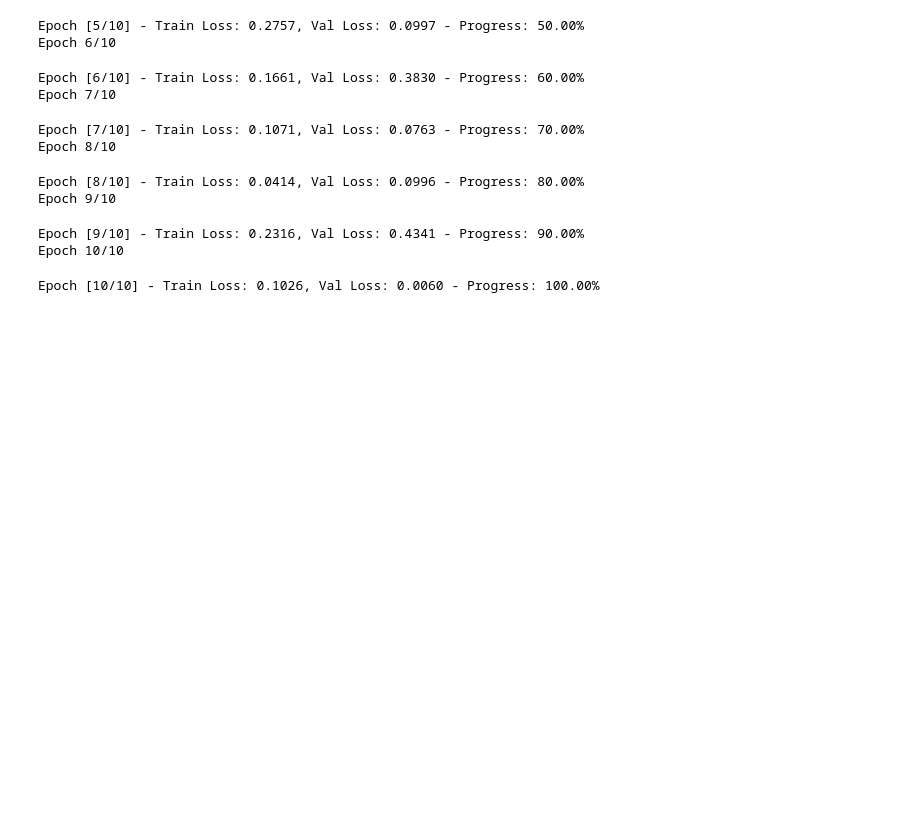
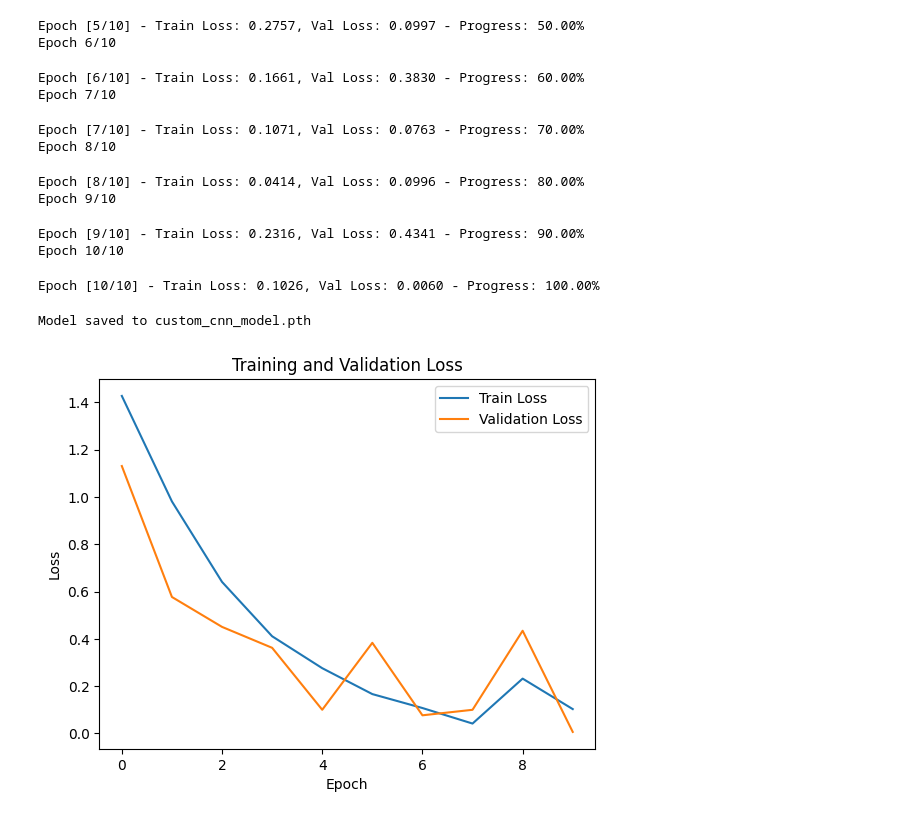
Before and after one commit to sanjana514/CSE366-Artificial-Intelligence, a Jupyter notebook: assignment-2.ipynb, the cells around one changed output. Drawn from its saved outputs; the diff is of its cells as text; code cells hidden in the pictures; blank space fills up the shorter version.

```diff
--- a/assignment-2.ipynb
+++ b/assignment-2.ipynb
@@ -315,3 +315,24 @@ Epoch 9/10
 Epoch [9/10] - Train Loss: 0.2316, Val Loss: 0.4341 - Progress: 90.00%
 Epoch 10/10
 Epoch [10/10] - Train Loss: 0.1026, Val Loss: 0.0060 - Progress: 100.00%
+# %%
+# Define a path for saving the model
+model_save_path = "custom_cnn_model.pth"  # You can specify a different path or filename
+
+# Save the model after training completes or early stopping is triggered
+torch.save(model.state_dict(), model_save_path)
+
+print(f"Model saved to {model_save_path}")
+# %% [output]
+Model saved to custom_cnn_model.pth
+# %%
+# Plotting loss curves
+plt.plot(train_losses, label='Train Loss')
+plt.plot(val_losses, label='Validation Loss')
+plt.xlabel('Epoch')
+plt.ylabel('Loss')
+plt.legend()
+plt.title("Training and Validation Loss")
+plt.show()
+# %% [output]
+[figure, added]
```
